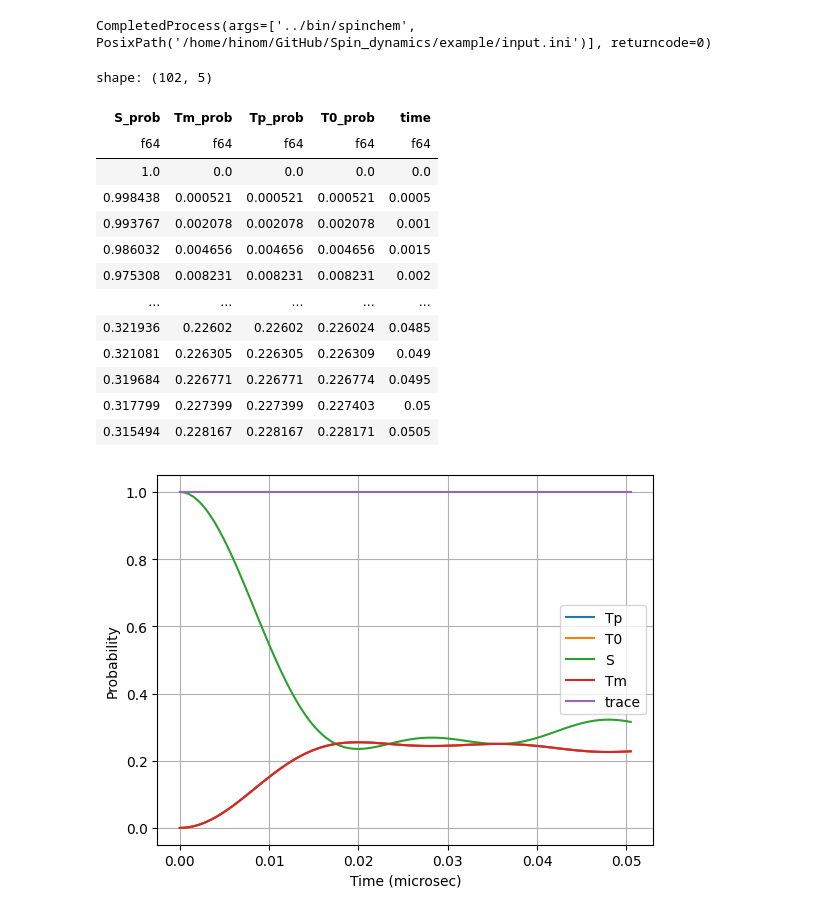
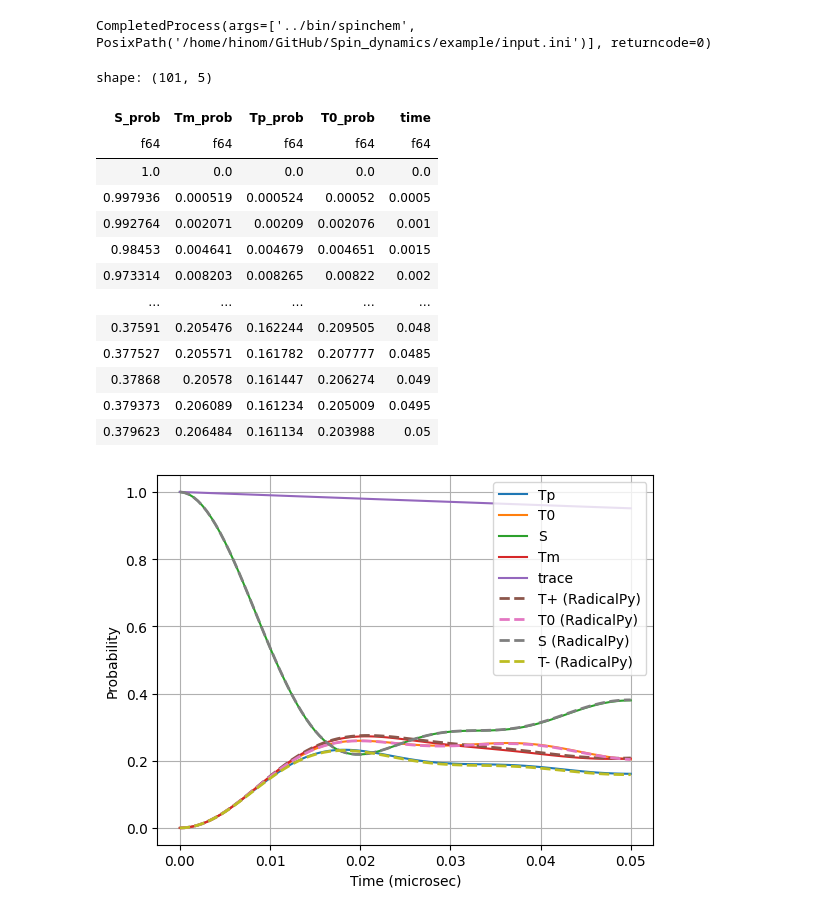
Before and after one commit to KenHino/Spin_dynamics, a Jupyter notebook: example/trace_sampling.ipynb, the cells around one changed output. Saved outputs shown, nothing was run; the diff lists cells and outputs as text; code cells hidden in the pictures.

```diff
--- a/example/trace_sampling.ipynb
+++ b/example/trace_sampling.ipynb
@@ -40,12 +40,12 @@ if is_small_case:
                 A[(i, j)] = np.eye(3) * nuc.hfc.isotropic
             else:
                 A[(i, j)] = nuc.hfc.anisotropic
-    B0 = 0.0  # 2J
+    B0 = 0.2  # 2J
     B = np.array((0.0, 0.0, 1.0)) * B0  # mT
-    J = 0.0  # Typically 1.0e+03 scale # mT
+    J = 0.1  # Typically 1.0e+03 scale # mT
     D = 0.0  # mT
-    kS = 0.0  # 1.0e06  # Exponential model in s-1
-    kT = 0.0  # 1.0e06
+    kS = 1.0e06  # Exponential model in s-1
+    kT = 1.0e06
     if isinstance(D, float):
         D = 2 / 3 * np.diag((-1.0, -1.0, 2.0)) * D * sim.radicals[0].gamma_mT
 else:
@@ -93,7 +93,7 @@ if is_small_case:
     # when D is Float, a bug appears
     assert isinstance(D, np.ndarray)
     H = sim.total_hamiltonian(B0=B0, D=D, J=J)
-    time = np.arange(0, 5.0e-8, 5e-10)
+    time = np.arange(0, 5.0e-8 + 5e-10, 5e-10)
     kinetics = [
         rp.kinetics.Haberkorn(kS, rp.simulation.State.SINGLET),
         rp.kinetics.Haberkorn(kT, rp.simulation.State.TRIPLET),
@@ -174,38 +176,42 @@ subprocess.run(["../bin/spinchem", input_path])
 Time elapsed:   0: 0: 0
 CompletedProcess(args=['../bin/spinchem', PosixPath('/home/hinom/GitHub/Spin_dynamics/example/input.ini')], returncode=0)
 # %%
-df = parse_output(output_path="out", subdir=".000", dt=5e-10)
+df = parse_output(output_path="out", subdir=".200", dt=5e-10)
 # %%
 df
 # %% [output]
-shape: (102, 5)
+shape: (101, 5)
 | S_prob | Tm_prob | Tp_prob | T0_prob | time |
 | f64 | f64 | f64 | f64 | f64 |
 | 1.0 | 0.0 | 0.0 | 0.0 | 0.0 |
-| 0.998438 | 0.000521 | 0.000521 | 0.000521 | 0.0005 |
-| 0.993767 | 0.002078 | 0.002078 | 0.002078 | 0.001 |
-| 0.986032 | 0.004656 | 0.004656 | 0.004656 | 0.0015 |
-| 0.975308 | 0.008231 | 0.008231 | 0.008231 | 0.002 |
+| 0.997936 | 0.000519 | 0.000524 | 0.00052 | 0.0005 |
+| 0.992764 | 0.002071 | 0.00209 | 0.002076 | 0.001 |
+| 0.98453 | 0.004641 | 0.004679 | 0.004651 | 0.0015 |
+| 0.973314 | 0.008203 | 0.008265 | 0.00822 | 0.002 |
 | … | … | … | … | … |
-| 0.321936 | 0.22602 | 0.22602 | 0.226024 | 0.0485 |
-| 0.321081 | 0.226305 | 0.226305 | 0.226309 | 0.049 |
-| 0.319684 | 0.226771 | 0.226771 | 0.226774 | 0.0495 |
-| 0.317799 | 0.227399 | 0.227399 | 0.227403 | 0.05 |
-| 0.315494 | 0.228167 | 0.228167 | 0.228171 | 0.0505 |
+| 0.37591 | 0.205476 | 0.162244 | 0.209505 | 0.048 |
+| 0.377527 | 0.205571 | 0.161782 | 0.207777 | 0.0485 |
+| 0.37868 | 0.20578 | 0.161447 | 0.206274 | 0.049 |
+| 0.379373 | 0.206089 | 0.161234 | 0.205009 | 0.0495 |
+| 0.379623 | 0.206484 | 0.161134 | 0.203988 | 0.05 |
 # %%
 plt.plot(df["time"], df["Tp_prob"], label="Tp")
 plt.plot(df["time"], df["T0_prob"], label="T0")
 plt.plot(df["time"], df["S_prob"], label="S")
 plt.plot(df["time"], df["Tm_prob"], label="Tm")
 plt.plot(
     df["time"],
     df["S_prob"] + df["T0_prob"] + df["Tp_prob"] + df["Tm_prob"],
     label="trace",
 )
+plt.plot(x, time_evol_tp, linewidth=2, label="T+ (RadicalPy)", ls="--")
+plt.plot(x, time_evol_tz, linewidth=2, label="T0 (RadicalPy)", ls="--")
+plt.plot(x, time_evol_s, linewidth=2, label="S (RadicalPy)", ls="--")
+plt.plot(x, time_evol_tm, linewidth=2, label="T- (RadicalPy)", ls="--")
 plt.xlabel("Time (microsec)")
 plt.ylabel("Probability")
 plt.grid()
 plt.legend()
 plt.show()
 # %% [output]
-[figure, old version]
+[figure, new version]
```
Also changed, not shown: parts of 2 cells of this notebook, 9 other files.
